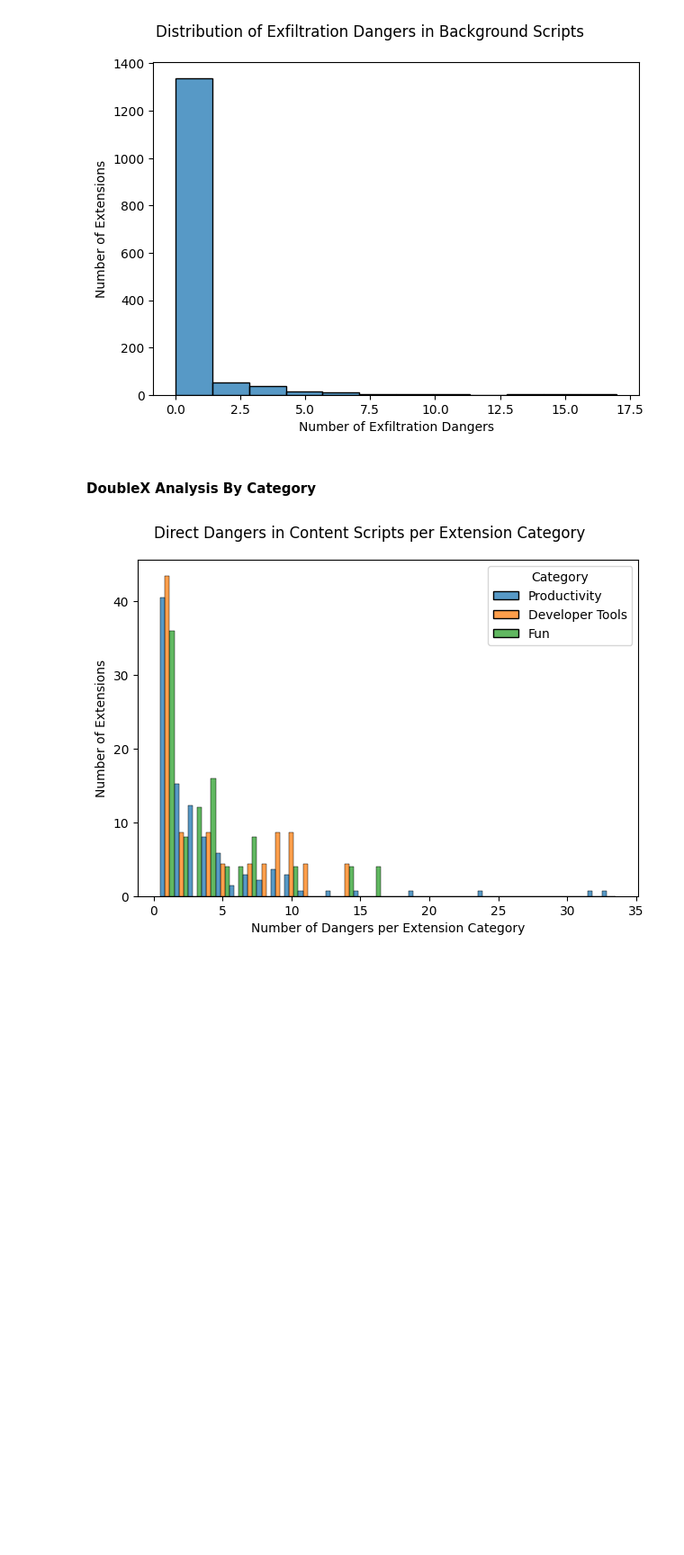
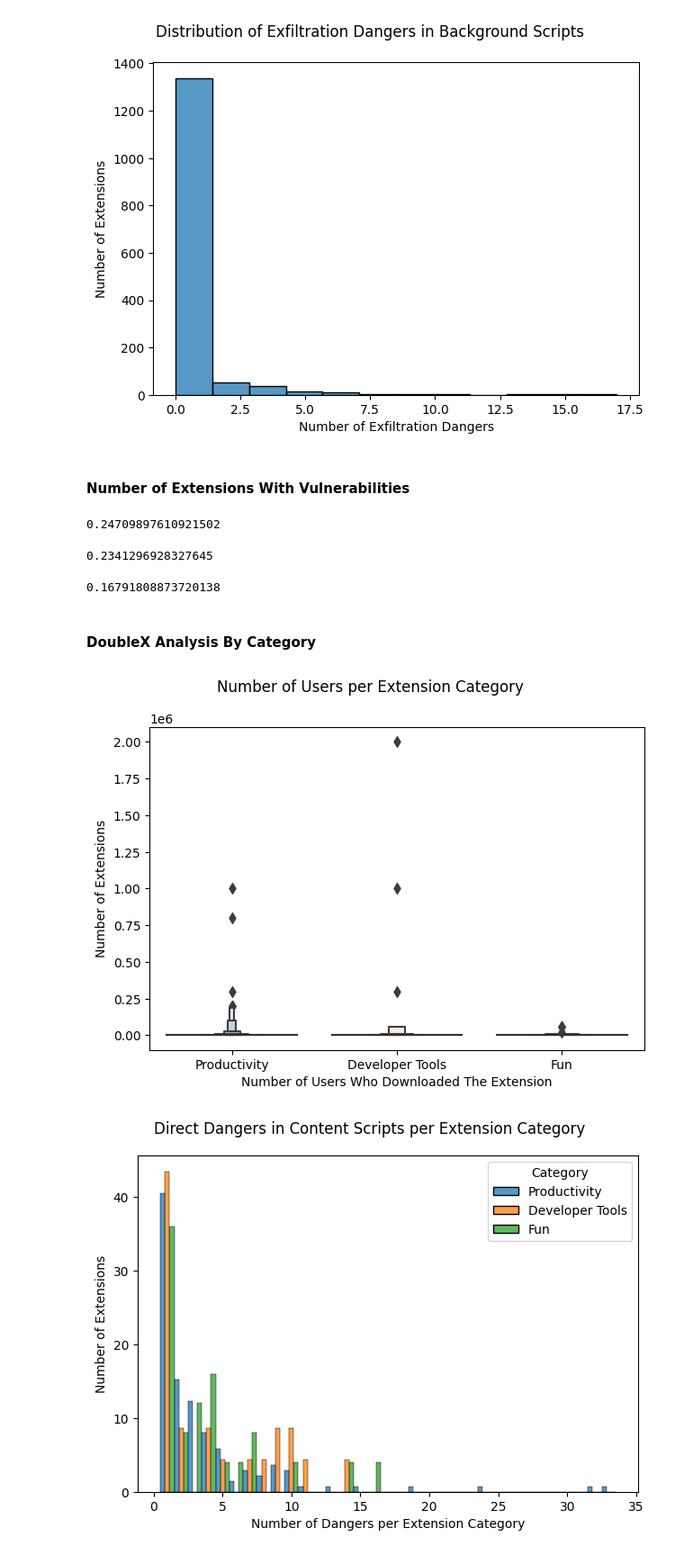
Before and after one commit to amad-person/browser-sec-project, a Jupyter notebook: Extension_Analysis.ipynb, the cells around one changed output. Shown at 90% size. Drawn from its saved outputs; the diff is of its cells as text; code cells hidden in the pictures; blank space fills up the shorter version.

```diff
--- a/Extension_Analysis.ipynb
+++ b/Extension_Analysis.ipynb
@@ -642,8 +658,40 @@ plt.tight_layout()
 plt.savefig("Distribution of Exfiltration Dangers in Background Scripts", dpi=500)
 # %% [output]
 [figure]
+# %% [markdown]
+#### Number of Extensions With Vulnerabilities
+# %%
+reduced_df = ext_df.loc[(ext_df['num_cs_direct_dangers'] > 0) | (ext_df['num_cs_indirect_dangers'] > 0)]
+print(len(reduced_df)/1465)
+# %% [output]
+0.24709897610921502
+# %%
+reduced_df = ext_df.loc[(ext_df['num_bp_direct_dangers'] > 0) | (ext_df['num_bp_indirect_dangers'] > 0)]
+print(len(reduced_df)/1465)
+# %% [output]
+0.2341296928327645
+# %%
+reduced_df = ext_df.loc[ext_df['num_bp_exfil_dangers'] > 0]
+print(len(reduced_df)/1465)
+# %% [output]
+0.16791808873720138
 # %% [markdown]
 #### DoubleX Analysis By Category
+# %%
+reduced_df = ext_df.loc[(ext_df['category'].isin(['Productivity', 'Fun', 'Developer Tools'])) & (ext_df['num_users_who_downloaded'] > 0)]
+
+fig, ax = plt.subplots()
+sns.boxenplot(
+    data=reduced_df, y="num_users_who_downloaded", x="category",
+    order=["Productivity", "Developer Tools", "Fun"]
+)
+plt.suptitle(f"Number of Users per Extension Category")
+ax.set_xlabel("Number of Users Who Downloaded The Extension")
+ax.set_ylabel("Number of Extensions")
+plt.tight_layout()
+plt.savefig("Number of Users per Extension Category", dpi=500)
+# %% [output]
+[figure, added]
 # %%
 reduced_df = ext_df.loc[(ext_df['category'].isin(['Productivity', 'Fun', 'Developer Tools'])) & (ext_df['num_cs_direct_dangers'] > 0)]
 
```
Also changed, not shown: parts of 12 cells of this notebook.
